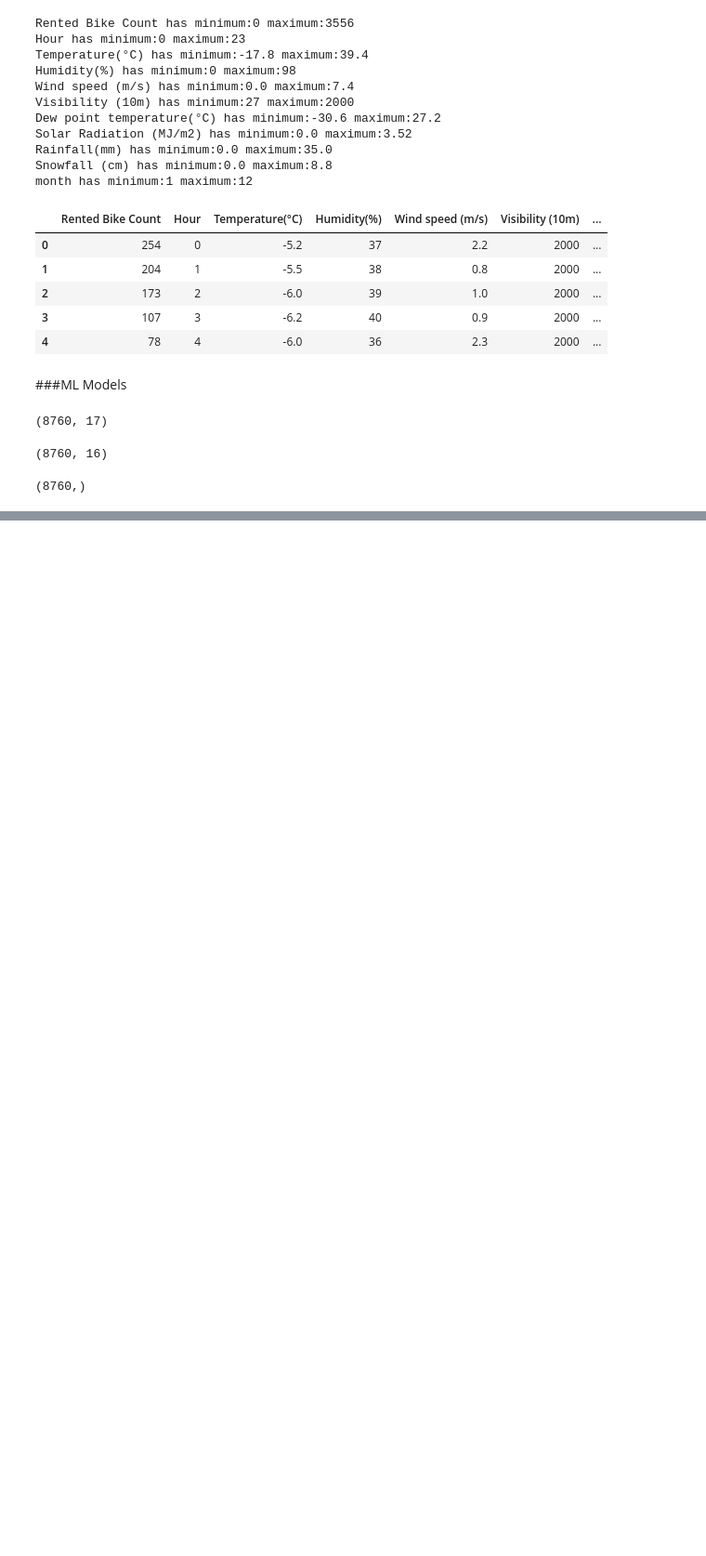
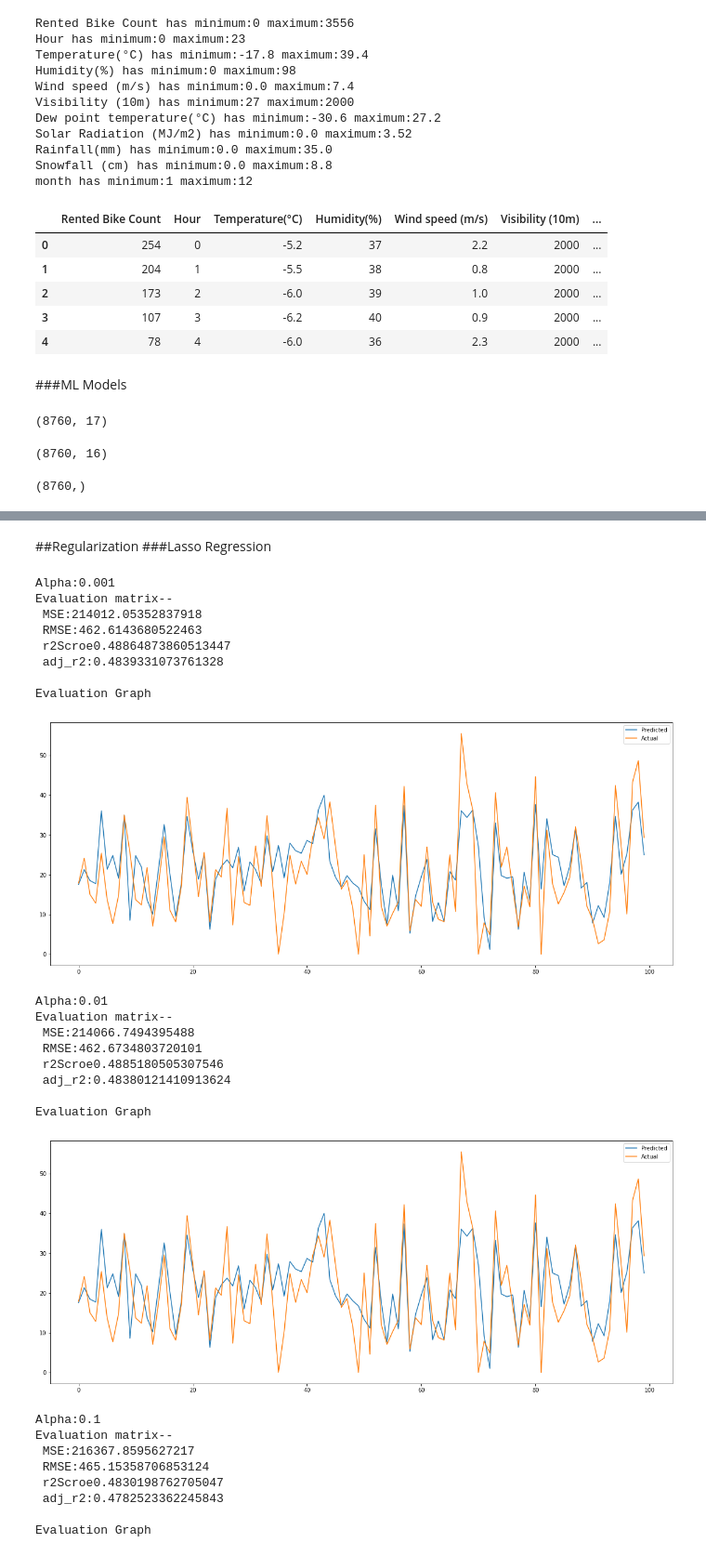
Before and after one commit to MiteshBhanushali/BikeSharingDemandPrediction, a Jupyter notebook: Copy_of_Bike_Sharing_Demand_Prediction_Capstone_Project.ipynb, the cells around one changed output, grey strips where cells are left out. Shown at 93% size. Saved outputs shown, nothing was run; the diff lists cells and outputs as text; code cells hidden in the pictures; blank space fills up the shorter version.

```diff
--- a/Copy_of_Bike_Sharing_Demand_Prediction_Capstone_Project.ipynb
+++ b/Copy_of_Bike_Sharing_Demand_Prediction_Capstone_Project.ipynb
@@ -438,0 +496,37 @@ Y.shape
+# %% [markdown]
+##Regularization
+###Lasso Regression
+# %%
+from sklearn.linear_model import Lasso
+alphas=[0.001,0.01,0.1,1,5,8]
+for i in alphas:
+  print(f'Alpha:{i}')
+  lasso_model=Lasso(alpha=i,fit_intercept = True)
+  train_model(lasso_model,x_train,y_train,x_test,y_test)
+# %% [output]
+Alpha:0.001
+Evaluation matrix--
+ MSE:214012.05352837918
+ RMSE:462.6143680522463
+ r2Scroe0.48864873860513447
+ adj_r2:0.4839331073761328
+
+Evaluation Graph
+[figure, added]
+Alpha:0.01
+Evaluation matrix--
+ MSE:214066.7494395488
+ RMSE:462.6734803720101
+ r2Scroe0.4885180505307546
+ adj_r2:0.48380121410913624
+
+Evaluation Graph
+[figure, added]
+Alpha:0.1
+Evaluation matrix--
+ MSE:216367.8595627217
+ RMSE:465.15358706853124
+ r2Scroe0.4830198762705047
+ adj_r2:0.4782523362245843
+
+Evaluation Graph
```
Also changed, not shown: parts of 11 cells of this notebook.
